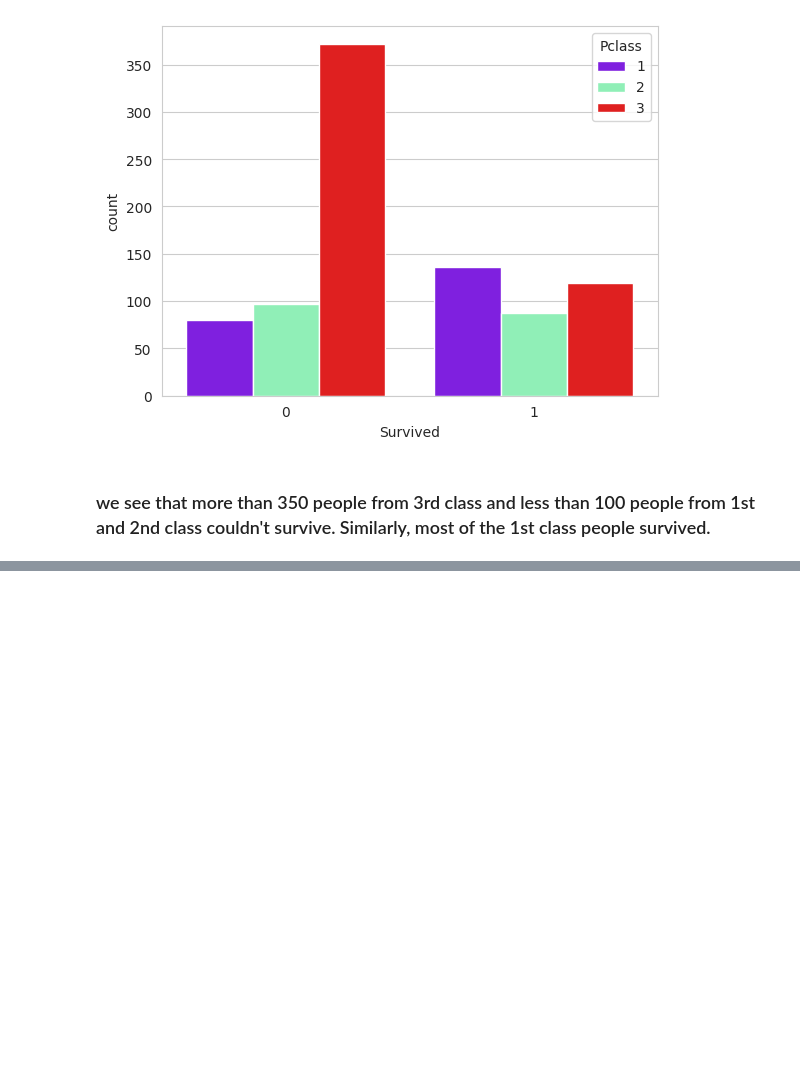
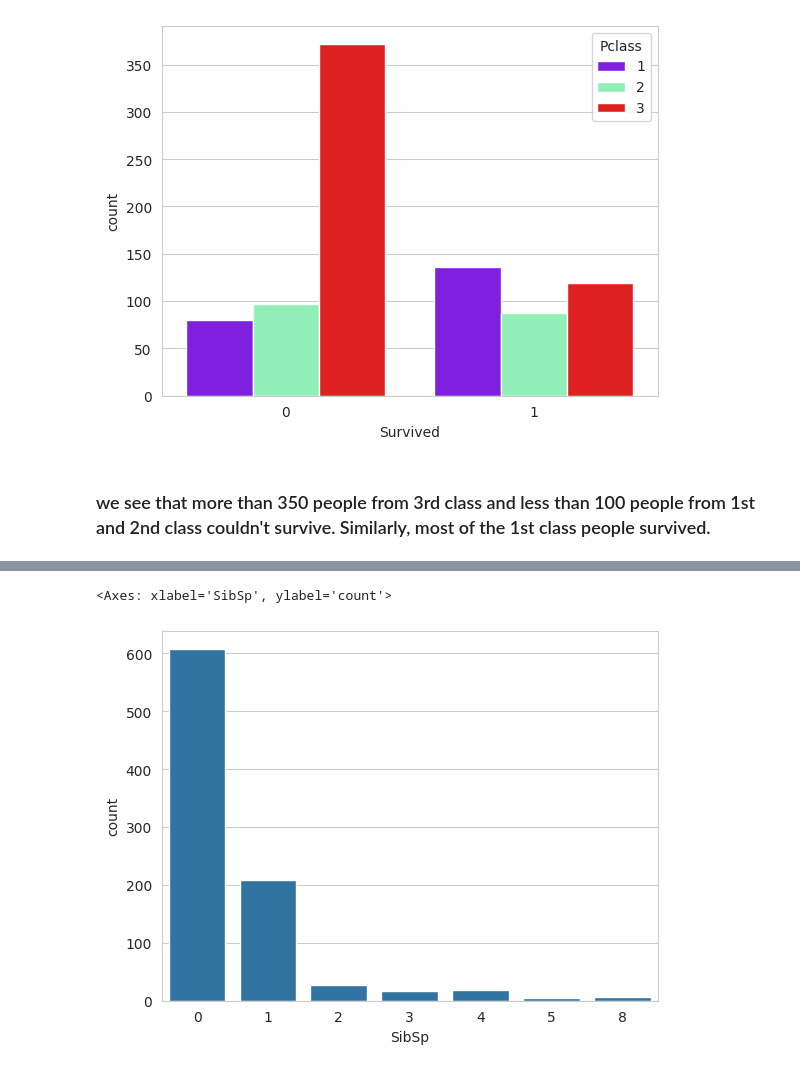
Before and after one commit to bigyan08/PRODIGY_DS_02, a Jupyter notebook: main_script.ipynb, the cells around one changed output, grey strips where cells are left out. Cells and saved outputs as stored; diff of their text form; code cells hidden in the pictures; blank space fills up the shorter version.

```diff
--- a/main_script.ipynb
+++ b/main_script.ipynb
@@ -86,0 +101,5 @@ sns.countplot(x='Survived',hue='Pclass',data=train,palette='rainbow')
+# %%
+sns.countplot(x='SibSp', data=train)
+# %% [output]
+<Axes: xlabel='SibSp', ylabel='count'>
+[figure, added]
```
Also changed, not shown: parts of 11 cells of this notebook.
